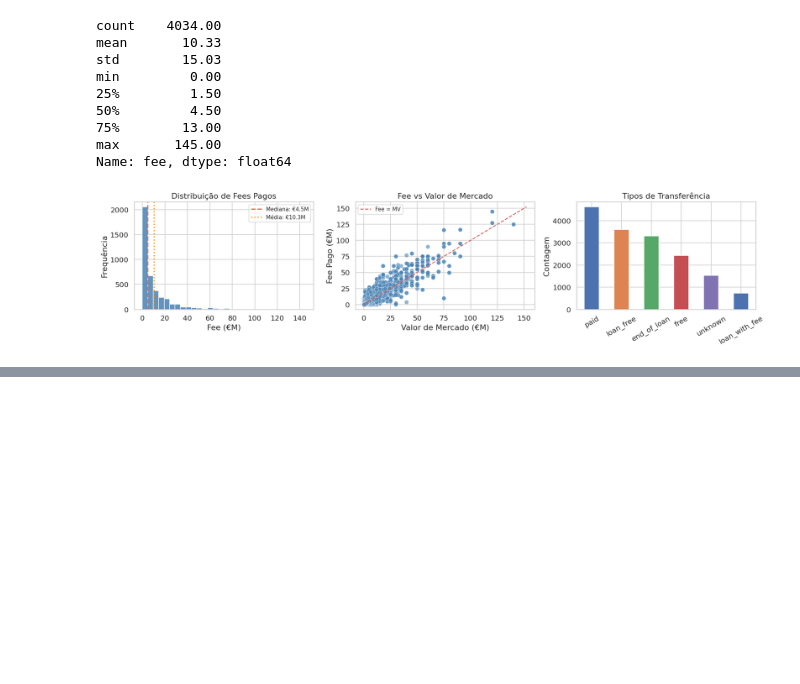
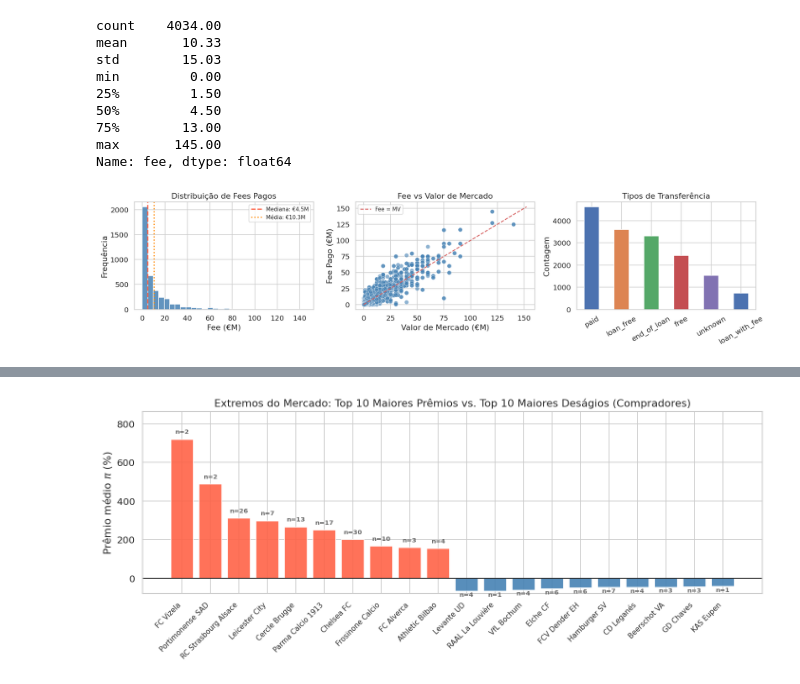
Before and after one commit to leticia-ribeirom/TP-CDAF, a Jupyter notebook: notebooks/exploratory_analysis.ipynb, the cells around one changed output, grey strips where cells are left out. Drawn from its saved outputs; the diff is of its cells as text; code cells hidden in the pictures; blank space fills up the shorter version.

```diff
--- a/notebooks/exploratory_analysis.ipynb
+++ b/notebooks/exploratory_analysis.ipynb
@@ -353,0 +420,11 @@ plt.show()
+# %%
+# π médio por clube comprador
+buyer_pi = (df_pi[df_pi['direction']=='In']
+            .groupby('club')['pi_pct']
+            .agg(['mean','median','count'])
+            .rename(columns={'mean':'pi_mean','median':'pi_median','count':'n_compras'})
+            .sort_values('pi_mean', ascending=False)
+            .reset_index())
+
+print('Prêmio médio pago por clube (entradas com fee real e MV):')
+print(buyer_pi.to_string(index=False))
@@ -353,0 +449,28 @@ plt.show()
+# %%
+top_pagadores = buyer_pi.sort_values(by='pi_mean', ascending=False).head(10)
+top_barganhas = buyer_pi.sort_values(by='pi_mean', ascending=True).head(10)
+top_extremos = pd.concat([top_pagadores, top_barganhas]).reset_index(drop=True)
+
+fig, ax = plt.subplots(figsize=(12, 5))
+colors = ['tomato' if v > 0 else 'steelblue' for v in top_extremos['pi_mean']]
+
+ax.bar(top_extremos['club'], top_extremos['pi_mean'], color=colors, edgecolor='white', alpha=0.9)
+ax.axhline(0, color='black', lw=1)
+ax.set_xticks(range(len(top_extremos)))
+ax.set_xticklabels(top_extremos['club'], rotation=45, ha='right', fontsize=9)
+ax.set_ylabel('Prêmio médio $\pi$ (%)')
+ax.set_title('Extremos do Mercado: Top 10 Maiores Prêmios vs. Top 10 Maiores Deságios (Compradores)')
+
+for i, row in top_extremos.iterrows():
+    val = row['pi_mean']
+    va_direction = 'bottom' if val >= 0 else 'top'
+    offset = (top_extremos['pi_mean'].max() * 0.03) if val >= 0 else (top_extremos['pi_mean'].min() * 0.05)
+
+    ax.text(i, val + offset, f"n={row['n_compras']}",
+            ha='center', va=va_direction, fontsize=8, color='dimgray', fontweight='semibold')
+
+ax.set_ylim(top_extremos['pi_mean'].min() * 1.2, top_extremos['pi_mean'].max() * 1.2)
+plt.tight_layout()
+plt.show()
+# %% [output]
+[figure, added]
```
Also changed, not shown: parts of 4 cells of this notebook.
